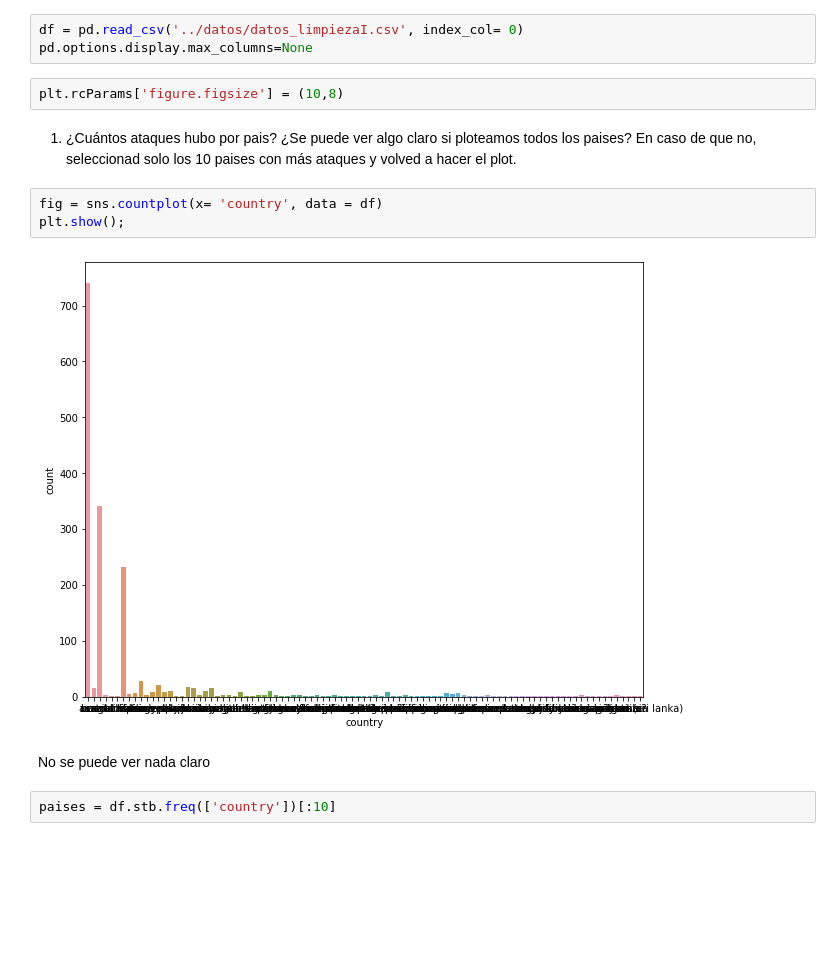
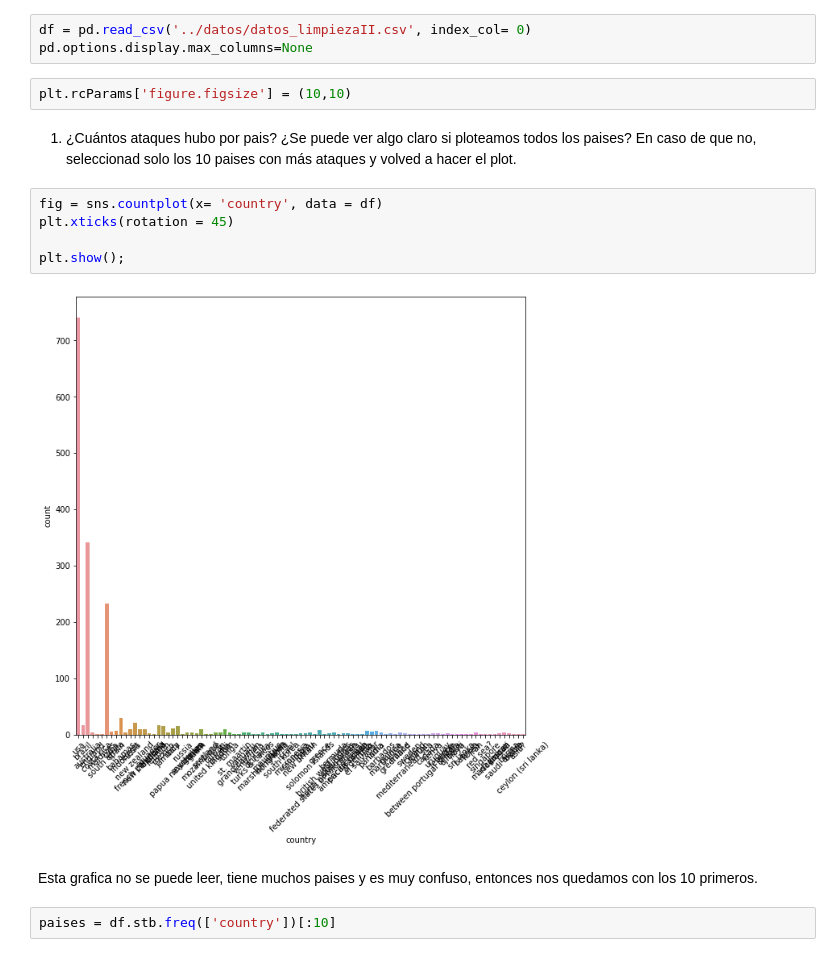
Before and after one commit to Adalab/DA-promoC-modulo2-sprint2-IreneVanna, a Jupyter notebook: EDA/EDA-III.ipynb, the cells around one changed output. Saved outputs shown, nothing was run; the diff lists cells and outputs as text; blank space fills up the shorter version.

```diff
--- a/EDA/EDA-III.ipynb
+++ b/EDA/EDA-III.ipynb
@@ -19,19 +19,21 @@ import matplotlib.pyplot as plt
 import warnings
 warnings.filterwarnings('ignore')
 # %%
-df = pd.read_csv('../datos/datos_limpiezaI.csv', index_col= 0)
+df = pd.read_csv('../datos/datos_limpiezaII.csv', index_col= 0)
 pd.options.display.max_columns=None
 # %%
-plt.rcParams['figure.figsize'] = (10,8)
+plt.rcParams['figure.figsize'] = (10,10)
 # %% [markdown]
 1. ¿Cuántos ataques hubo por pais? ¿Se puede ver algo claro si ploteamos todos los paises? En caso de que no, seleccionad solo los 10 paises con más ataques y volved a hacer el plot.
 # %%
 fig = sns.countplot(x= 'country', data = df)
+plt.xticks(rotation = 45)
+
 plt.show();
 # %% [output]
-[figure, old version]
+[figure, new version]
-# %% [markdown]
-No se puede ver nada claro
+# %% [markdown]
+Esta grafica no se puede leer, tiene muchos paises y es muy confuso, entonces nos quedamos con los 10 primeros.
 # %%
 paises = df.stb.freq(['country'])[:10]
 # %%
```
Also changed, not shown: parts of 17 cells of this notebook, 2 other files.
